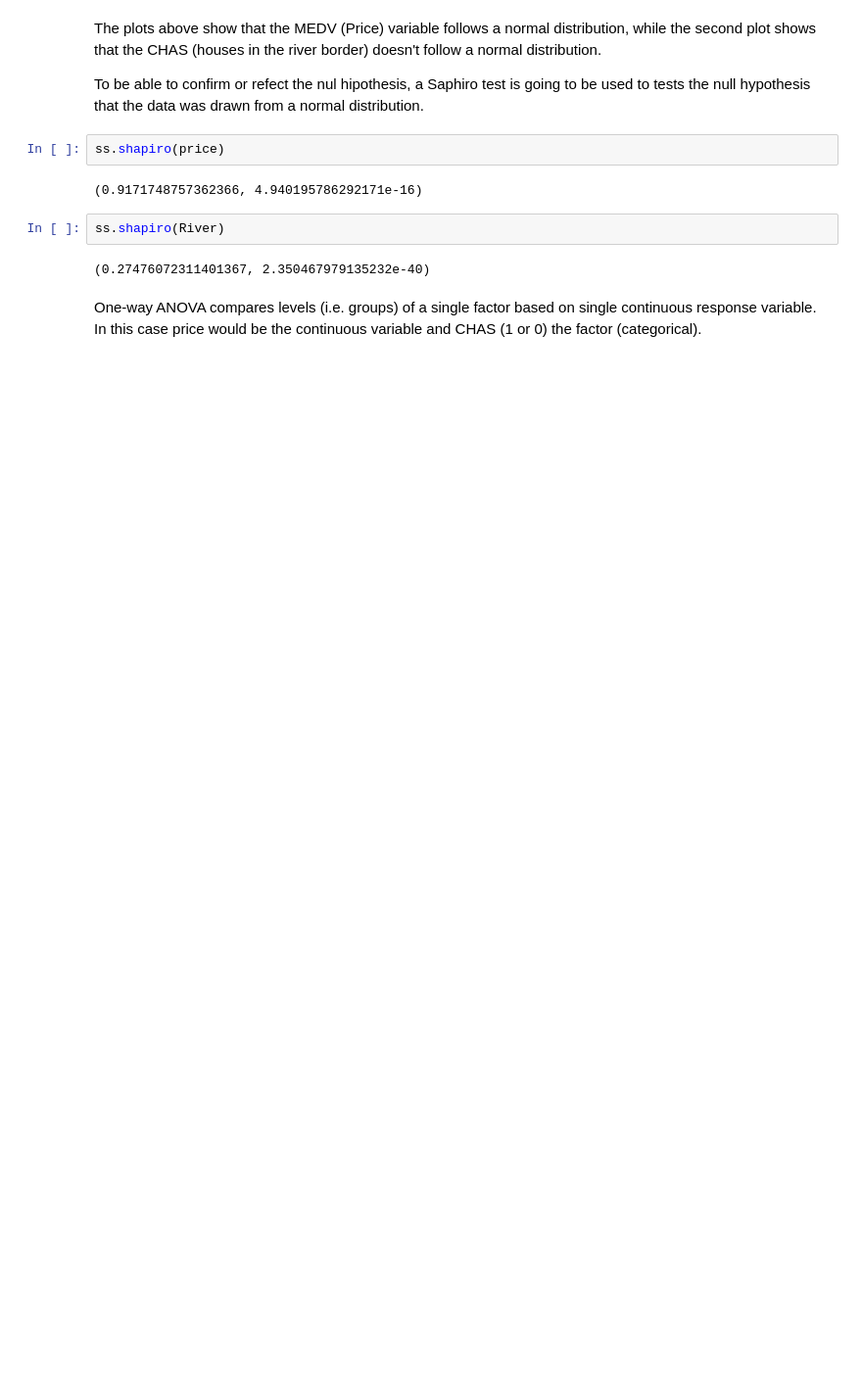
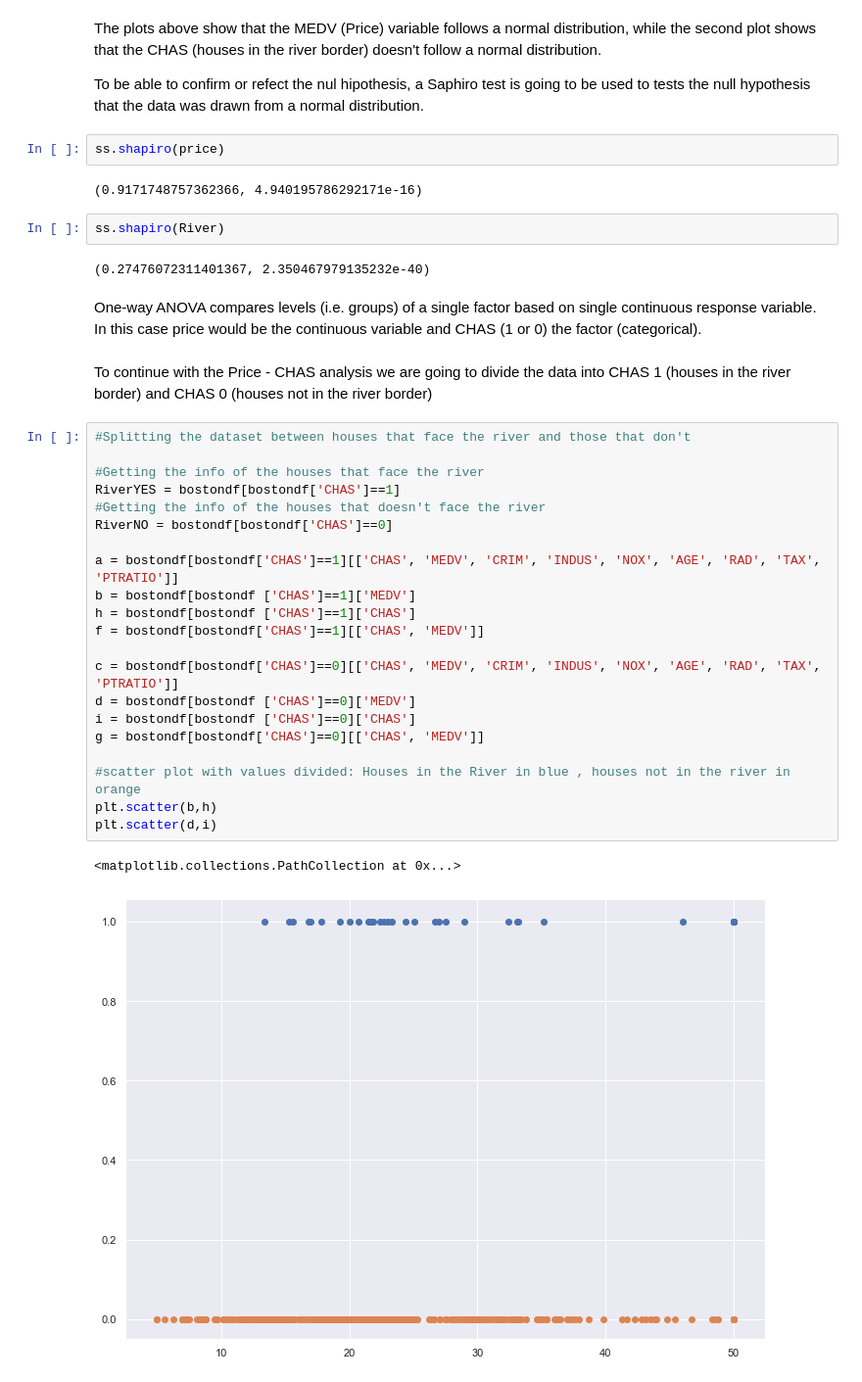
Before and after one commit to Nayade2lu/machine-learning, a Jupyter notebook: Project Machine Learning Lucia Saura Corella.ipynb, the cells around one changed output. Shown: that part at 98% size. Saved outputs shown, nothing was run; the diff lists cells and outputs as text; blank space fills up the shorter version.

Commit message:
further analysis river and price

```diff
--- a/Project Machine Learning Lucia Saura Corella.ipynb
+++ b/Project Machine Learning Lucia Saura Corella.ipynb
@@ -363,3 +363,29 @@ ss.shapiro(River)
 (0.27476072311401367, 2.350467979135232e-40)
 # %% [markdown]
 One-way ANOVA compares levels (i.e. groups) of a single factor based on single continuous response variable. In this case price would be the continuous variable and CHAS (1 or 0) the factor (categorical).
+# %% [markdown]
+To continue with the Price - CHAS analysis we are going to divide the data into CHAS 1 (houses in the river border) and CHAS 0 (houses not in the river border)
+# %%
+#Splitting the dataset between houses that face the river and those that don't
+
+#Getting the info of the houses that face the river
+RiverYES = bostondf[bostondf['CHAS']==1]
+#Getting the info of the houses that doesn't face the river
+RiverNO = bostondf[bostondf['CHAS']==0]
+
+a = bostondf[bostondf['CHAS']==1][['CHAS', 'MEDV', 'CRIM', 'INDUS', 'NOX', 'AGE', 'RAD', 'TAX', 'PTRATIO']]
+b = bostondf[bostondf ['CHAS']==1]['MEDV']
+h = bostondf[bostondf ['CHAS']==1]['CHAS']
+f = bostondf[bostondf['CHAS']==1][['CHAS', 'MEDV']]
+
+c = bostondf[bostondf['CHAS']==0][['CHAS', 'MEDV', 'CRIM', 'INDUS', 'NOX', 'AGE', 'RAD', 'TAX', 'PTRATIO']]
+d = bostondf[bostondf ['CHAS']==0]['MEDV']
+i = bostondf[bostondf ['CHAS']==0]['CHAS']
+g = bostondf[bostondf['CHAS']==0][['CHAS', 'MEDV']]
+
+#scatter plot with values divided: Houses in the River in blue , houses not in the river in orange
+plt.scatter(b,h)
+plt.scatter(d,i)
+# %% [output]
+<matplotlib.collections.PathCollection at 0x...>
+[figure, added]
```
Also changed, not shown: parts of 9 cells of this notebook.
